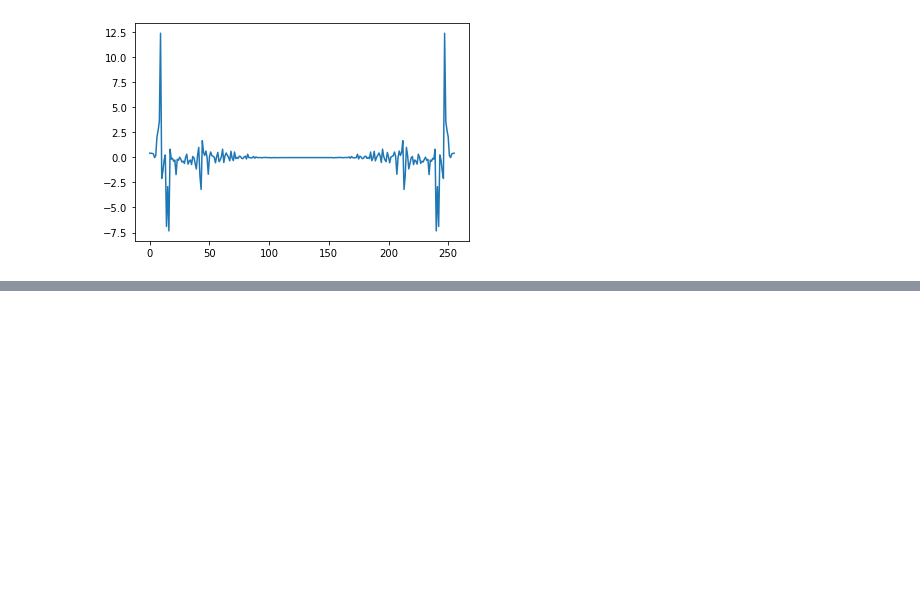
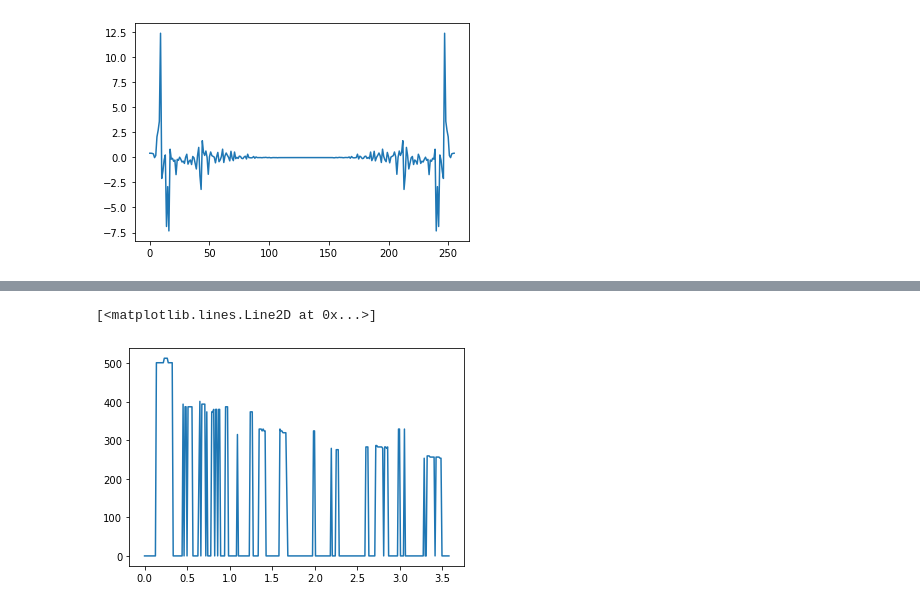
Before and after one commit to tang-ji/song-generation, a Jupyter notebook: Analyse.ipynb, the cells around one changed output, grey strips where cells are left out. Drawn from its saved outputs; the diff is of its cells as text; code cells hidden in the pictures; blank space fills up the shorter version.

```diff
--- a/Analyse.ipynb
+++ b/Analyse.ipynb
@@ -35,0 +56,7 @@ plt.plot(spectrum.real)
+# %%
+yin = compute_yin(wave, rate, f0_min=100, f0_max=1000)
+# %%
+plt.plot(yin[3], yin[0])
+# %% [output]
+[<matplotlib.lines.Line2D at 0x...>]
+[figure, added]
```
Also changed, not shown: parts of 3 cells of this notebook.
